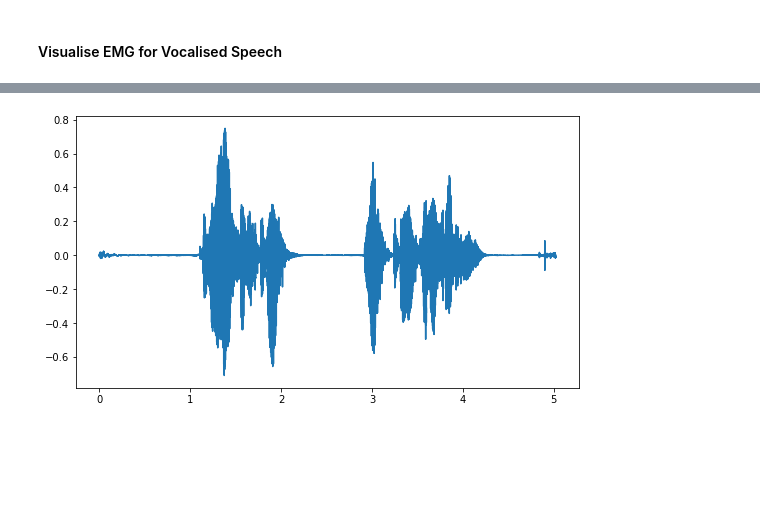
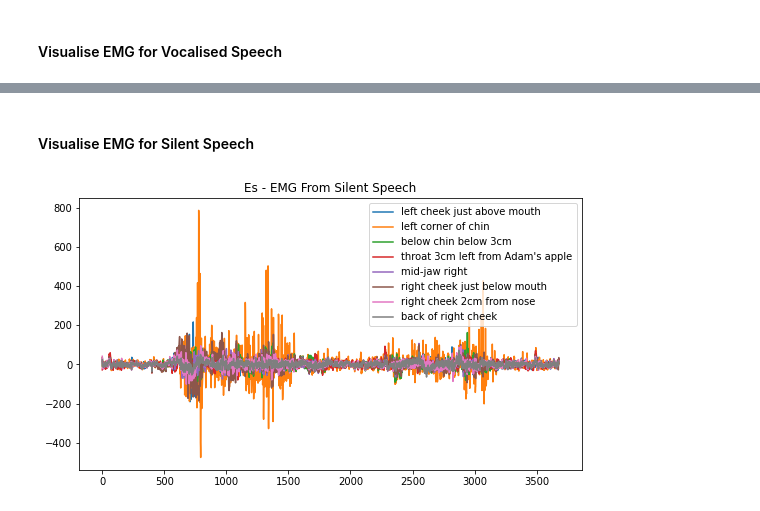
Before and after one commit to MiscellaneousStuff/silent_speech_analysis, a Jupyter notebook: dgaddy_analysis.ipynb, the cells around one changed output, grey strips where cells are left out. Saved outputs shown, nothing was run; the diff lists cells and outputs as text; code cells hidden in the pictures; blank space fills up the shorter version.

```diff
--- a/dgaddy_analysis.ipynb
+++ b/dgaddy_analysis.ipynb
@@ -426,2 +444,28 @@ utterance
 # %% [markdown]
 #### Visualise EMG for Vocalised Speech
+# %%
+emg_channel_labels = """left cheek just above mouth
+left corner of chin
+below chin below 3cm
+throat 3cm left from Adam's apple
+mid-jaw right
+right cheek just below mouth
+right cheek 2cm from nose
+back of right cheek""".split("\n")
+
+# NOTE: end_idx is exclusive (i.e. end_idx 8 goes up to index 7)
+def visualise_emg_raw(raw_emg, title, start_idx=0, end_idx=8, ignore_channels=[]):
+    fig, ax = plt.subplots()
+    fig.set_size_inches(9, 5)
+
+    #raw_emg = utterance[-1]
+    channels = [raw_emg[:, i] for i in range(raw_emg.shape[1])]
+
+    ignore_channels = [] # [5, 6, 7]
+    for i in range(start_idx, end_idx):
+        if i not in ignore_channels:
+            ax.plot(channels[i], label=emg_channel_labels[i])
+
+    ax.legend()
+
+    plt.title(title)
@@ -458,9 +481,9 @@ Text(0.5, 1.0, 'Ev - EMG From Vocalised Speech')
-# %%
-fig, ax = plt.subplots()
-fig.set_size_inches(9, 5)
-
-ax.plot(time, audio)
-#ax.set(xlabel='Time (s)', ylabel='Sound Amplitude')
-plt.show()
-# %% [output]
-[figure, removed]
+# %% [markdown]
+#### Visualise EMG for Silent Speech
+# %%
+# Load Es mode EMG data
+silent_utterance = load_utterance(silent_dir, silent_recording_idx)
+# %%
+visualise_emg_raw(silent_utterance[-1], "Es - EMG From Silent Speech")
+# %% [output]
+[figure, added]
```
Also changed, not shown: parts of 7 cells of this notebook.
